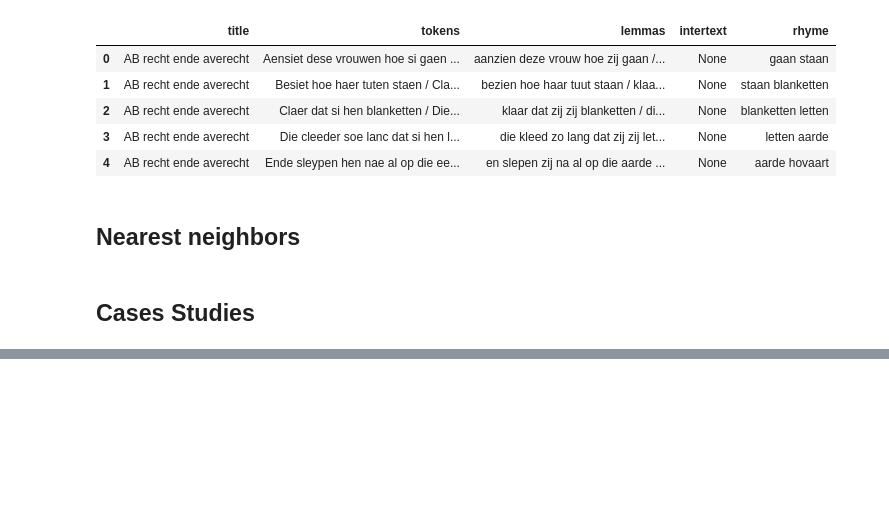
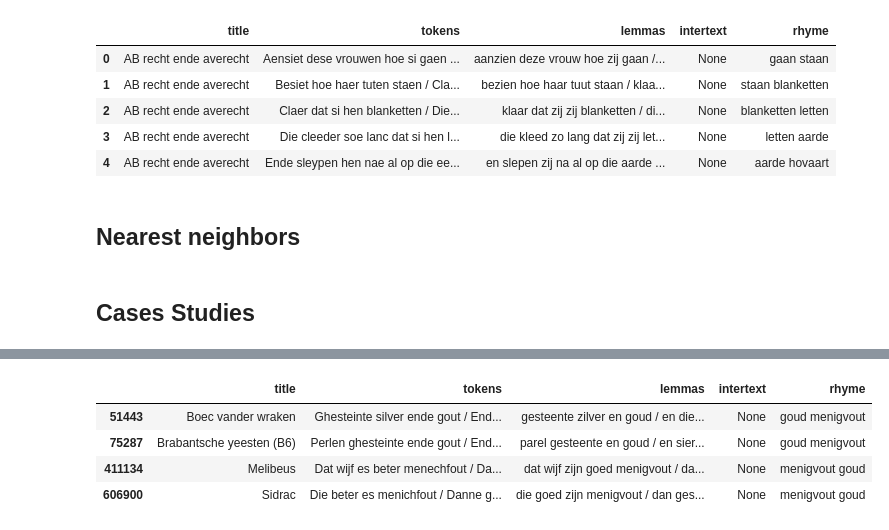
Before and after one commit to Caroline-Vandyck/authorship-boendale, a Jupyter notebook: notebooks/04-intertext-micro.ipynb, the cells around one changed output, grey strips where cells are left out. Drawn from its saved outputs; the diff is of its cells as text; code cells hidden in the pictures; blank space fills up the shorter version.

```diff
--- a/notebooks/04-intertext-micro.ipynb
+++ b/notebooks/04-intertext-micro.ipynb
@@ -233,0 +251,12 @@ nearest_df.head(50)
+# %%
+df[
+    df['lemmas'].str.contains("goud") &
+    df['lemmas'].str.contains("menigvout") &
+    df['lemmas'].str.contains("gesteente")
+]
+# %% [output]
+|  | title | tokens | lemmas | intertext | rhyme |
+| 51443 | Boec vander wraken | Ghesteinte silver ende gout / End... | gesteente zilver en goud / en die... | None | goud menigvout |
+| 75287 | Brabantsche yeesten (B6) | Perlen ghesteinte ende gout / End... | parel gesteente en goud / en sier... | None | goud menigvout |
+| 411134 | Melibeus | Dat wijf es beter menechfout / Da... | dat wijf zijn goed menigvout / da... | None | menigvout goud |
+| 606900 | Sidrac | Die beter es menichfout / Danne g... | die goed zijn menigvout / dan ges... | None | menigvout goud |
```
Also changed, not shown: parts of 3 cells of this notebook, 6 other files.
